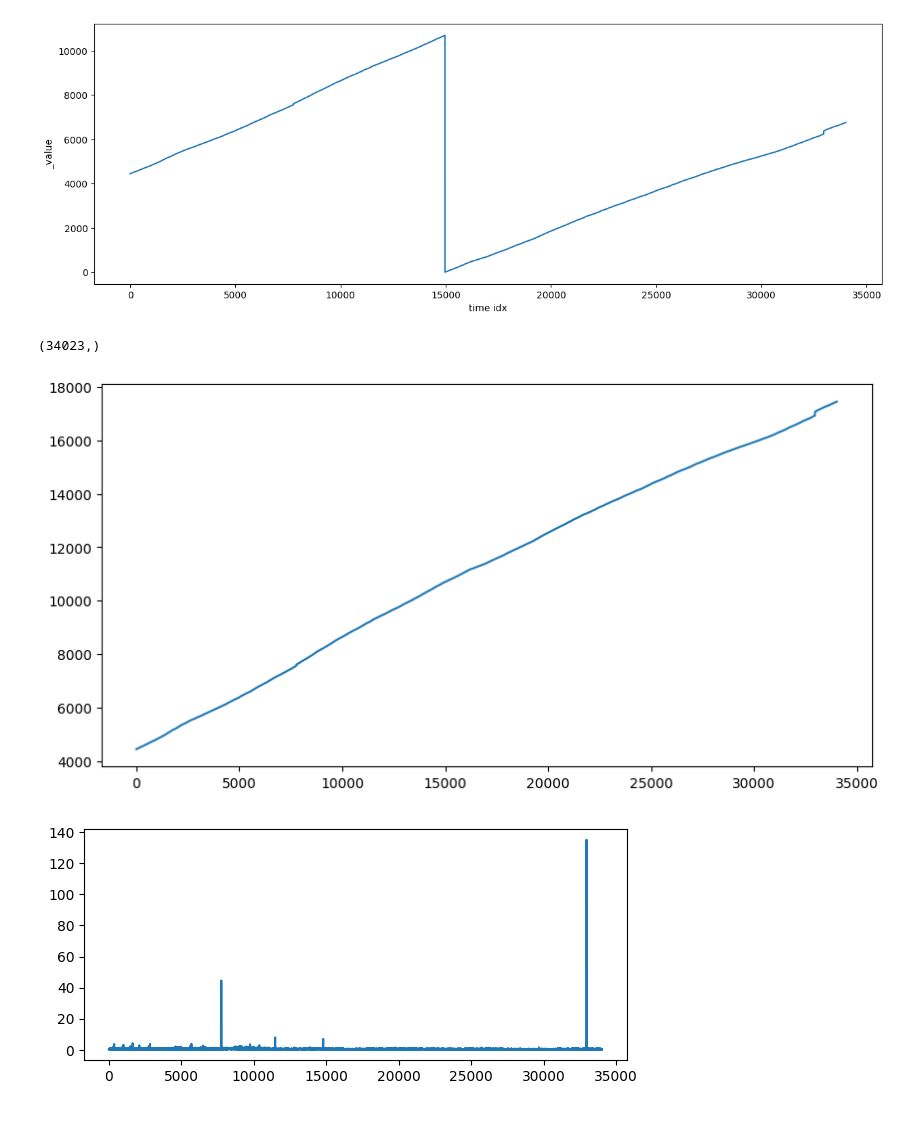
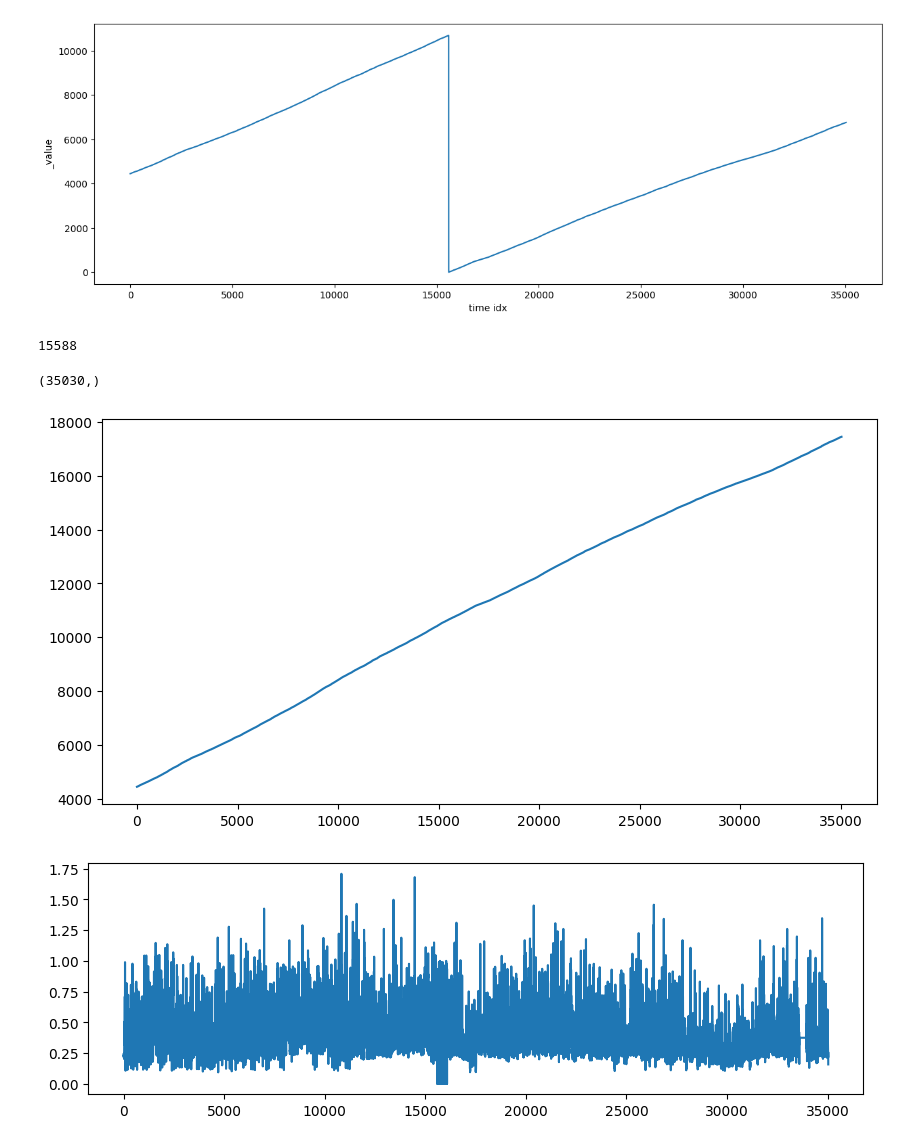
Before and after one commit to KlaraGtknst/I2OT_energy, a Jupyter notebook: prognose/notebooks/00-DataExploration.ipynb, the cells around one changed output. Cells and saved outputs as stored; diff of their text form; code cells hidden in the pictures.

Commit message:
feat: preprocess new data

```diff
--- a/prognose/notebooks/00-DataExploration.ipynb
+++ b/prognose/notebooks/00-DataExploration.ipynb
@@ -5,7 +5,7 @@ from sklearn.model_selection import train_test_split
 from scipy import stats
 import numpy as np
 # %%
-data = pd.read_csv('../data/raw_data', skiprows=3)
+data = pd.read_csv('../data/raw_data.csv', skiprows=3)
 data = data.drop(['Unnamed: 0', 'result', 'table'], axis=1)
 data
 # %% [output]
@@ -32,32 +32,35 @@ plt.xlabel('time idx')
 plt.ylabel('_value')
 plt.show()
 # %% [output]
-[figure, old version]
+[figure, new version]
 # %%
 # split data and put on top
-jump_idx = target[target == 0]
-part_1 = target[:14959]
-part_2 = target[14959:]
+jump_idx = target[target == 0].index.item()
+print(jump_idx)
 
-diff = target[14958]
+part_1 = target[:jump_idx-3]
+part_2 = target[jump_idx:]
+
+diff = target[jump_idx-3]
 part_2 += diff
 
 target = pd.concat([part_1, part_2], axis=0)
 target.shape
 # %% [output]
-(34023,)
+15588
+(35030,)
 # %%
 plt.figure(figsize=(10,5))
 plt.plot(target)
 plt.show()
 # %% [output]
-[figure, old version]
+[figure, new version]
 # %%
 diff = target.diff()
 diff = diff.drop([0], axis=0)
 features = features.drop([0], axis=0)
-plt.figure(figsize=(7,3))
+plt.figure(figsize=(10,3))
 plt.plot(diff)
 plt.show()
 # %% [output]
-[figure, old version]
+[figure, new version]
```
Also changed, not shown: parts of 7 cells of this notebook, 2 other files.
